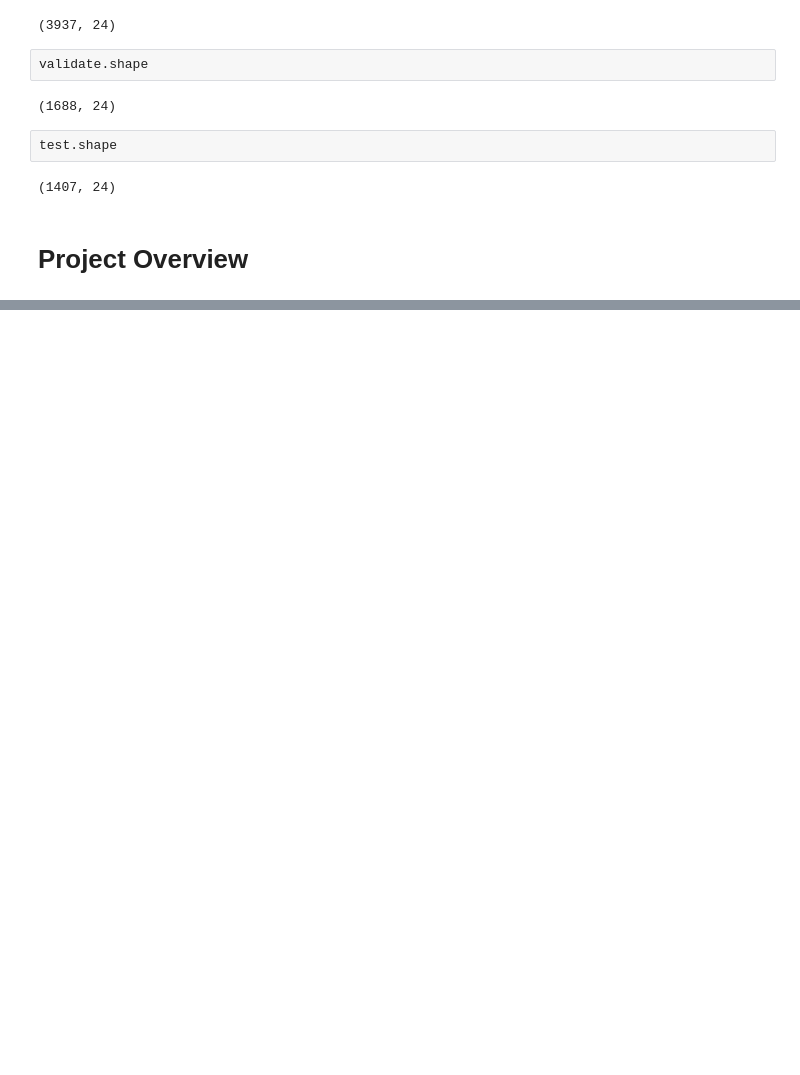
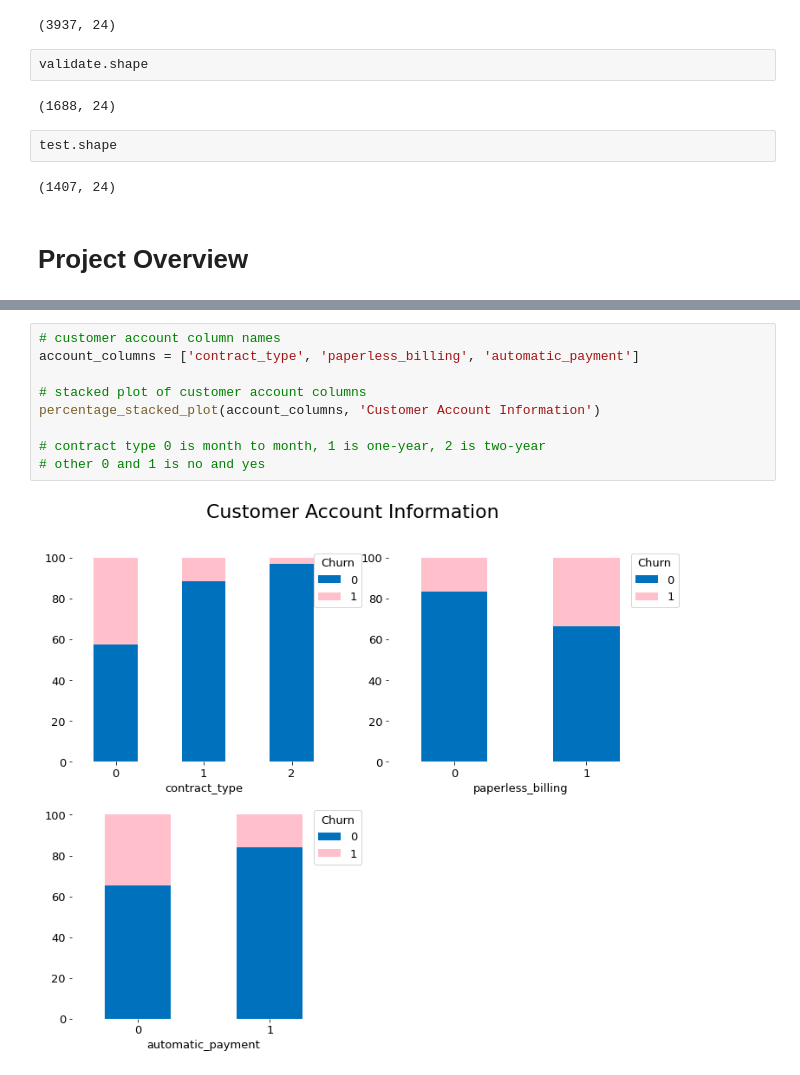
Before and after one commit to raycerna/telco-churn-analysis, a Jupyter notebook: final_report.ipynb, the cells around one changed output, grey strips where cells are left out. Drawn from its saved outputs; the diff is of its cells as text; blank space fills up the shorter version.

```diff
--- a/final_report.ipynb
+++ b/final_report.ipynb
@@ -82,0 +132,11 @@ test.shape
+# %%
+# customer account column names
+account_columns = ['contract_type', 'paperless_billing', 'automatic_payment']
+
+# stacked plot of customer account columns
+percentage_stacked_plot(account_columns, 'Customer Account Information')
+
+# contract type 0 is month to month, 1 is one-year, 2 is two-year
+# other 0 and 1 is no and yes
+# %% [output]
+[figure, added]
```
Also changed, not shown: parts of 14 cells of this notebook.
